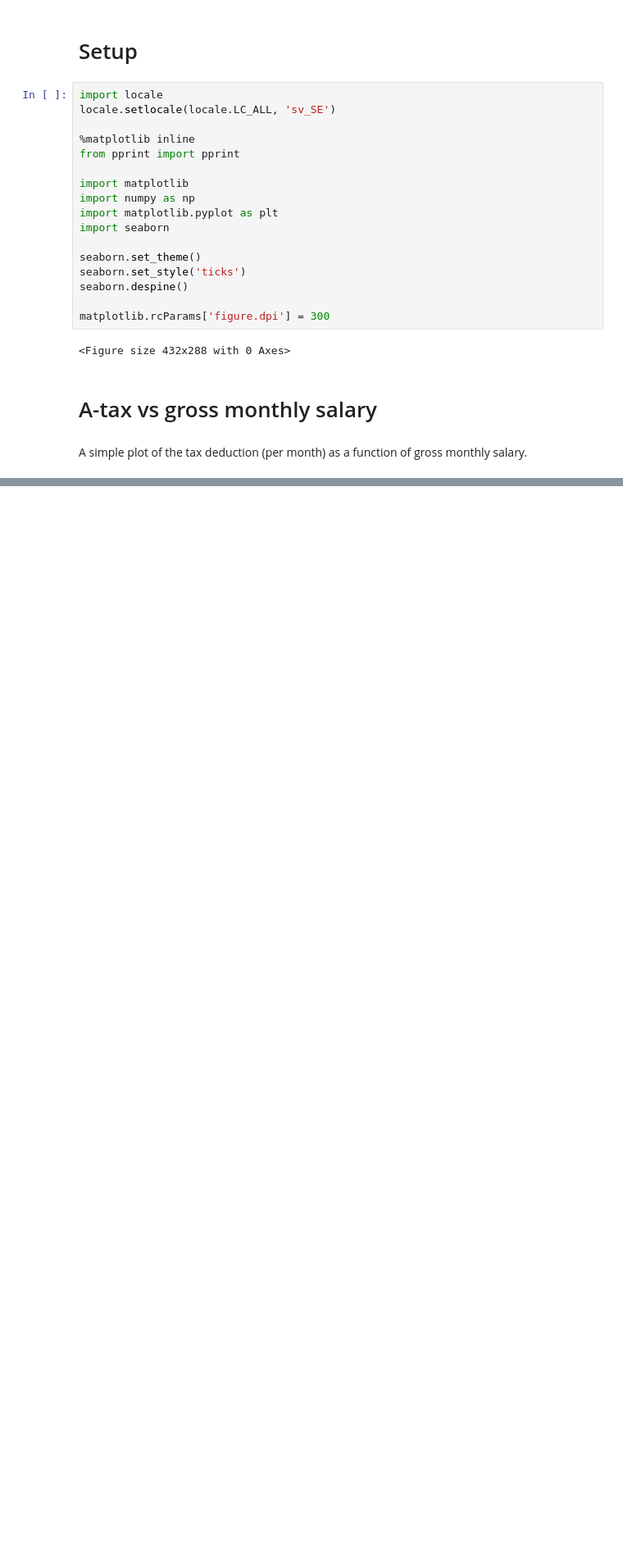
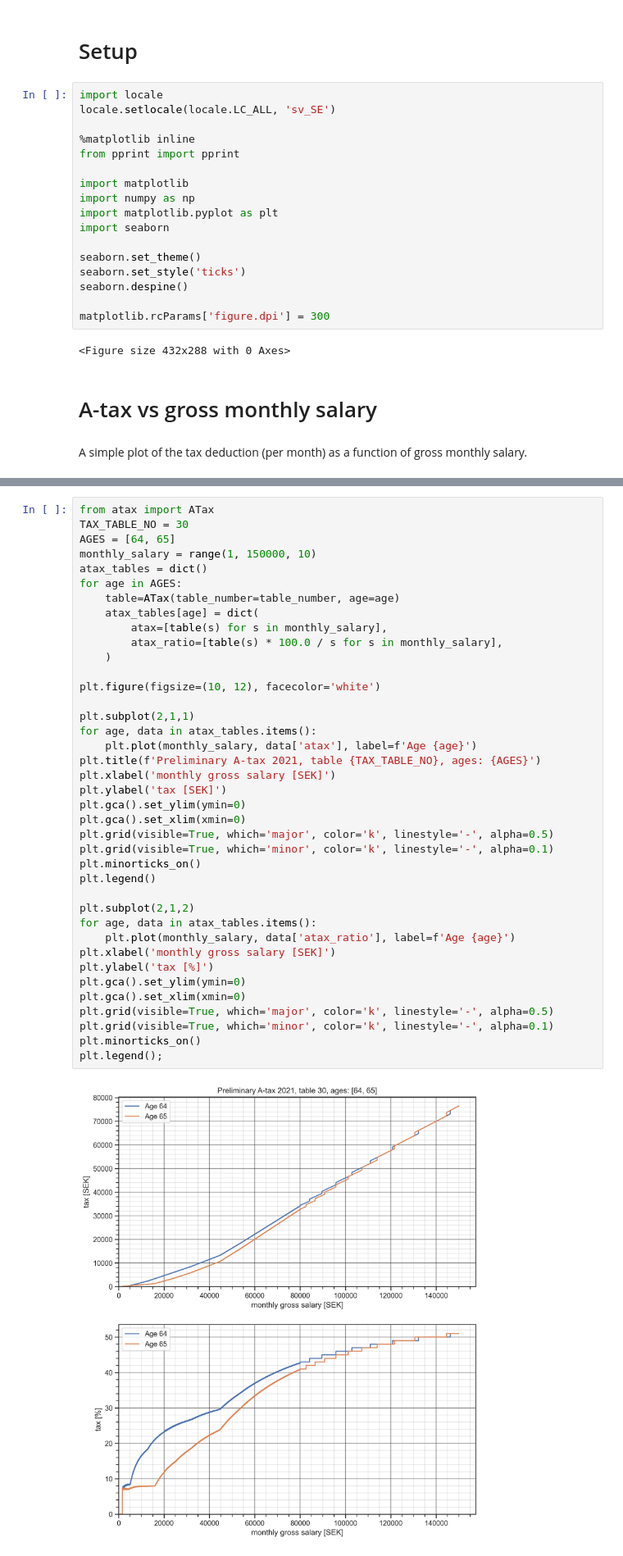
Before and after one commit to jonkr/skattplot, a Jupyter notebook: skattplot.ipynb, the cells around one changed output, grey strips where cells are left out. Shown at 82% size. Cells and saved outputs as stored; diff of their text form; blank space fills up the shorter version.

```diff
--- a/skattplot.ipynb
+++ b/skattplot.ipynb
@@ -94,0 +70,41 @@ plt.minorticks_on()
+# %%
+from atax import ATax
+TAX_TABLE_NO = 30
+AGES = [64, 65]
+monthly_salary = range(1, 150000, 10)
+atax_tables = dict()
+for age in AGES:
+    table=ATax(table_number=table_number, age=age)
+    atax_tables[age] = dict(
+        atax=[table(s) for s in monthly_salary],
+        atax_ratio=[table(s) * 100.0 / s for s in monthly_salary],
+    )
+
+plt.figure(figsize=(10, 12), facecolor='white')
+
+plt.subplot(2,1,1)
+for age, data in atax_tables.items():
+    plt.plot(monthly_salary, data['atax'], label=f'Age {age}')
+plt.title(f'Preliminary A-tax 2021, table {TAX_TABLE_NO}, ages: {AGES}')
+plt.xlabel('monthly gross salary [SEK]')
+plt.ylabel('tax [SEK]')
+plt.gca().set_ylim(ymin=0)
+plt.gca().set_xlim(xmin=0)
+plt.grid(visible=True, which='major', color='k', linestyle='-', alpha=0.5)
+plt.grid(visible=True, which='minor', color='k', linestyle='-', alpha=0.1)
+plt.minorticks_on()
+plt.legend()
+
+plt.subplot(2,1,2)
+for age, data in atax_tables.items():
+    plt.plot(monthly_salary, data['atax_ratio'], label=f'Age {age}')
+plt.xlabel('monthly gross salary [SEK]')
+plt.ylabel('tax [%]')
+plt.gca().set_ylim(ymin=0)
+plt.gca().set_xlim(xmin=0)
+plt.grid(visible=True, which='major', color='k', linestyle='-', alpha=0.5)
+plt.grid(visible=True, which='minor', color='k', linestyle='-', alpha=0.1)
+plt.minorticks_on()
+plt.legend();
+# %% [output]
+[figure, added]
```
Also changed, not shown: parts of 6 cells of this notebook, 6 other files.
